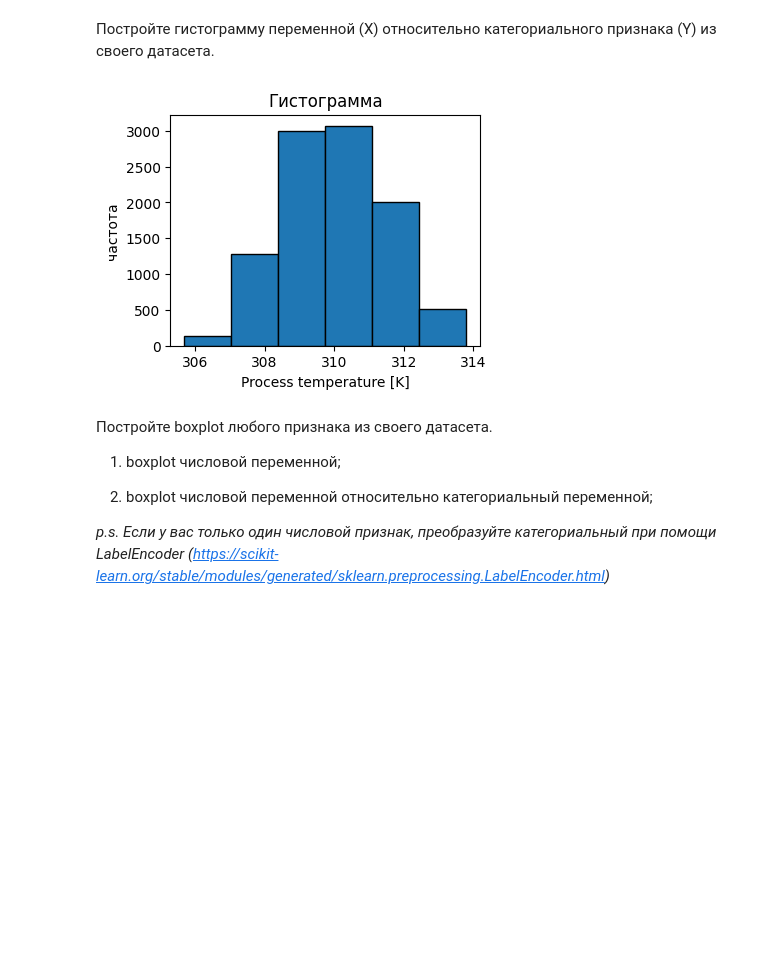
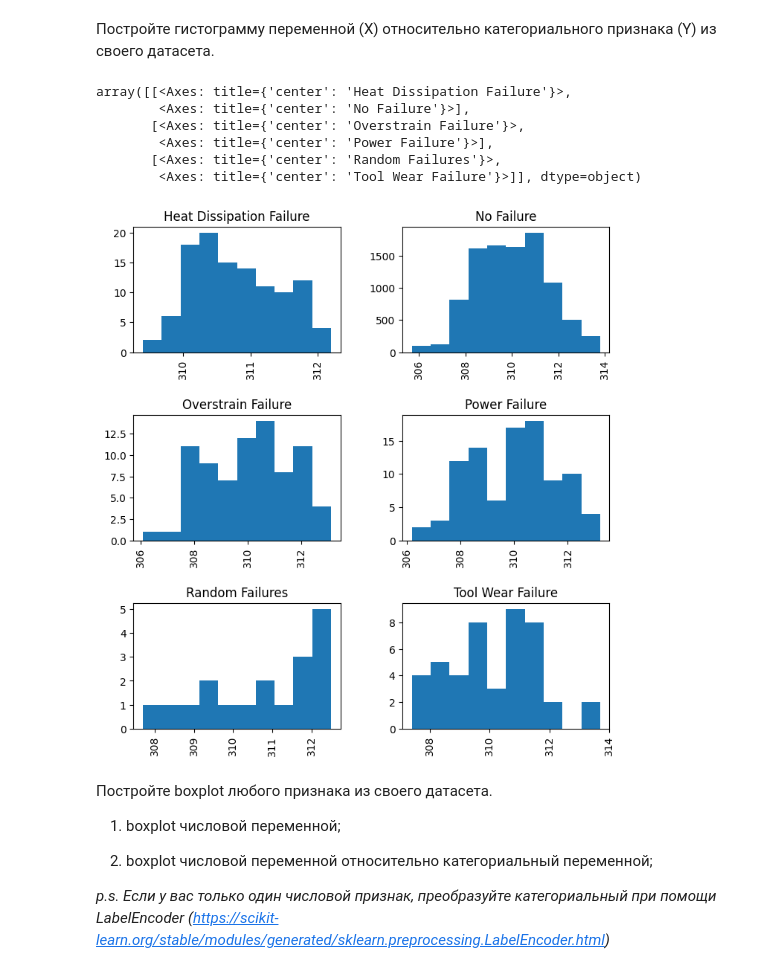
Before and after one commit to kaimakov-rk/kokoko, a Jupyter notebook: Copy_of_Задание_2.ipynb, the cells around one changed output. Saved outputs shown, nothing was run; the diff lists cells and outputs as text; code cells hidden in the pictures; blank space fills up the shorter version.

```diff
--- a/Copy_of_Задание_2.ipynb
+++ b/Copy_of_Задание_2.ipynb
@@ -146,16 +183,16 @@ iqr
 ##Основы визуализации
 # %% [markdown]
  Постройте гистограмму переменной (X) относительно категориального признака (Y) из своего датасета.
-# %%
-# Пример гистограммы для возраста
-plt.figure(figsize=(4, 3))
-plt.hist(df[name], bins=6, edgecolor='black')
-plt.title('Гистограмма')
-plt.xlabel(name)
-plt.ylabel("частота")
-plt.show()
-# %% [output]
-[figure, removed]
+# %%
+df.hist(namex, by=namey, figsize=(8,9))
+# %% [output]
+array([[<Axes: title={'center': 'Heat Dissipation Failure'}>,
+        <Axes: title={'center': 'No Failure'}>],
+       [<Axes: title={'center': 'Overstrain Failure'}>,
+        <Axes: title={'center': 'Power Failure'}>],
+       [<Axes: title={'center': 'Random Failures'}>,
+        <Axes: title={'center': 'Tool Wear Failure'}>]], dtype=object)
+[figure, added]
 # %% [markdown]
 Постройте boxplot любого признака из своего датасета.
 
```
Also changed, not shown: parts of 24 cells of this notebook.
